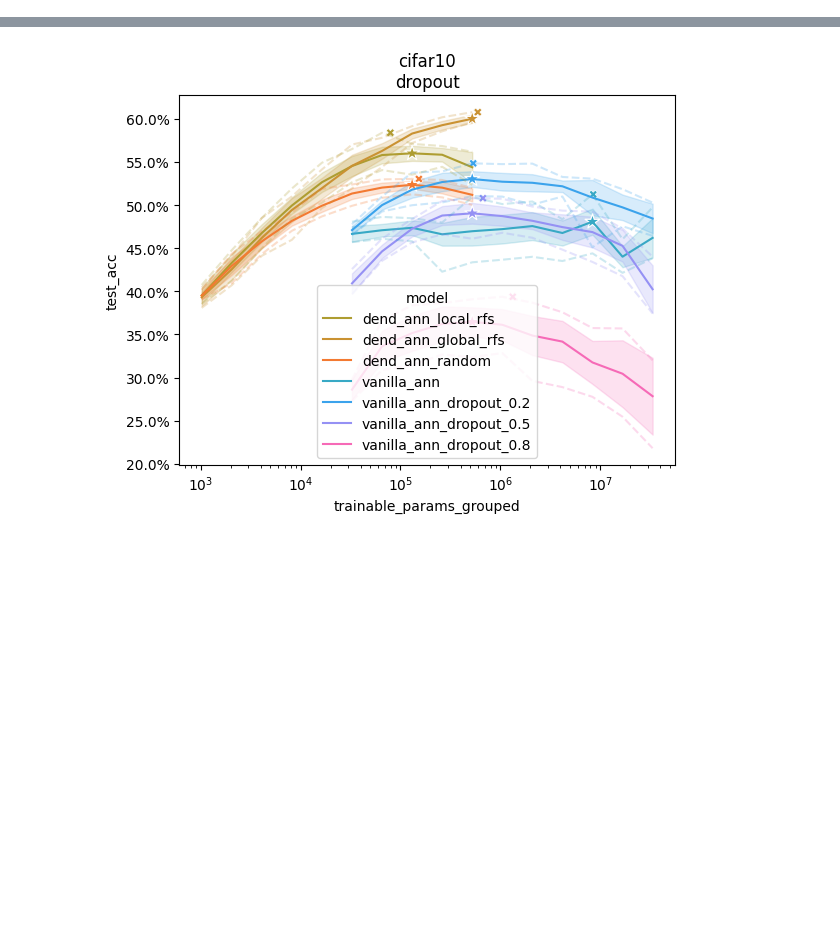
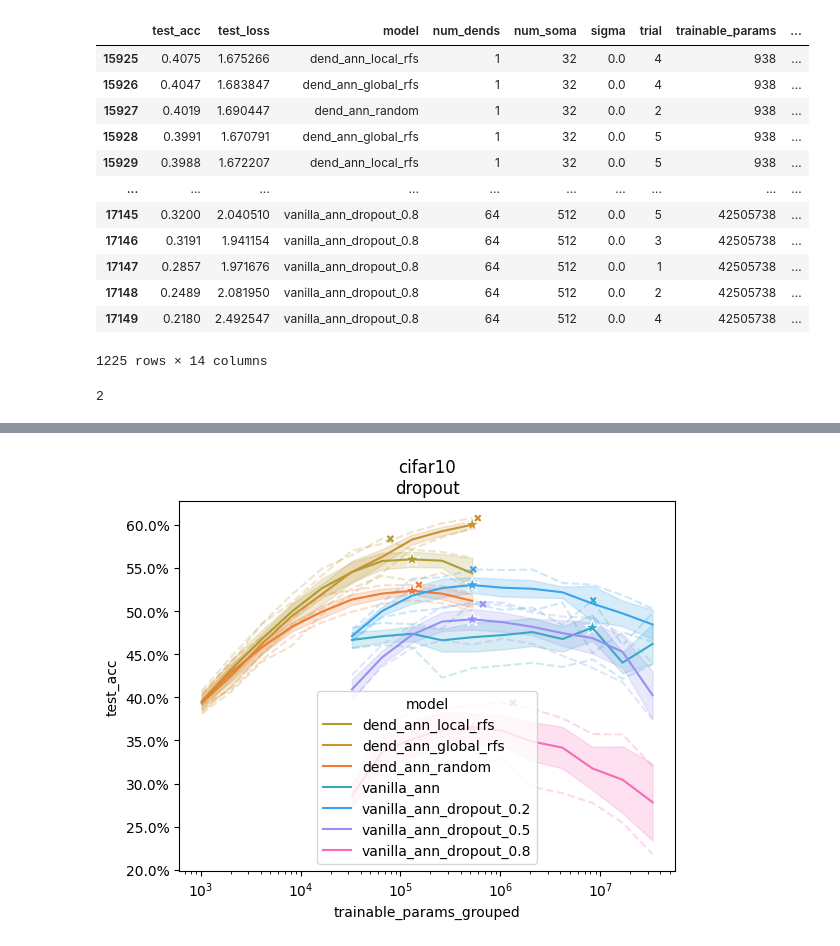
Before and after one commit to fl0pedro/dann, a Jupyter notebook: codes_/view_data.ipynb, the cells around one changed output, grey strips where cells are left out. Saved outputs shown, nothing was run; the diff lists cells and outputs as text; code cells hidden in the pictures; blank space fills up the shorter version.

```diff
--- a/codes_/view_data.ipynb
+++ b/codes_/view_data.ipynb
@@ -60,0 +77,21 @@ stats.set_index(["dataset", "type"], inplace=True)
+# %%
+all_test_results[(all_test_results[["dataset", "type"]] == ("cifar10", "dropout")).all(axis=1)]
+# %% [output]
+|  | test_acc | test_loss | model | num_dends | num_soma | sigma | trial | trainable_params | ... |
+| 15925 | 0.4075 | 1.675266 | dend_ann_local_rfs | 1 | 32 | 0.0 | 4 | 938 | ... |
+| 15926 | 0.4047 | 1.683847 | dend_ann_global_rfs | 1 | 32 | 0.0 | 4 | 938 | ... |
+| 15927 | 0.4019 | 1.690447 | dend_ann_random | 1 | 32 | 0.0 | 2 | 938 | ... |
+| 15928 | 0.3991 | 1.670791 | dend_ann_global_rfs | 1 | 32 | 0.0 | 5 | 938 | ... |
+| 15929 | 0.3988 | 1.672207 | dend_ann_local_rfs | 1 | 32 | 0.0 | 5 | 938 | ... |
+| ... | ... | ... | ... | ... | ... | ... | ... | ... | ... |
+| 17145 | 0.3200 | 2.040510 | vanilla_ann_dropout_0.8 | 64 | 512 | 0.0 | 5 | 42505738 | ... |
+| 17146 | 0.3191 | 1.941154 | vanilla_ann_dropout_0.8 | 64 | 512 | 0.0 | 3 | 42505738 | ... |
+| 17147 | 0.2857 | 1.971676 | vanilla_ann_dropout_0.8 | 64 | 512 | 0.0 | 1 | 42505738 | ... |
+| 17148 | 0.2489 | 2.081950 | vanilla_ann_dropout_0.8 | 64 | 512 | 0.0 | 2 | 42505738 | ... |
+| 17149 | 0.2180 | 2.492547 | vanilla_ann_dropout_0.8 | 64 | 512 | 0.0 | 4 | 42505738 | ... |
+1225 rows × 14 columns
+# %%
+from opt import get_model_idx
+get_model_idx("dend_ann_local_rfs")
+# %% [output]
+2
```
Also changed, not shown: parts of 11 cells of this notebook, 5 other files.
